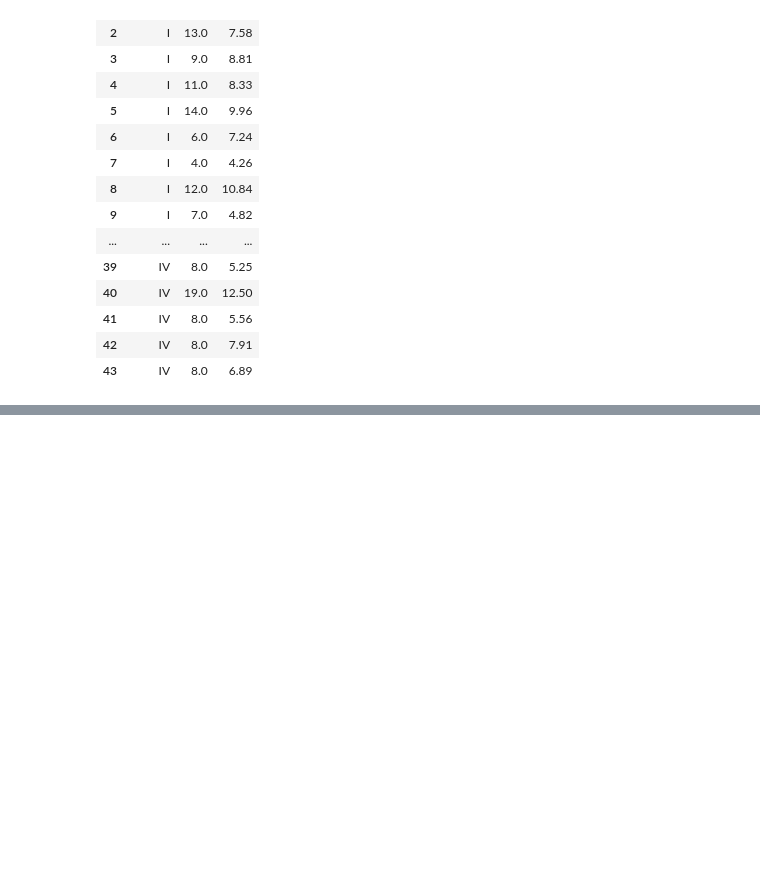
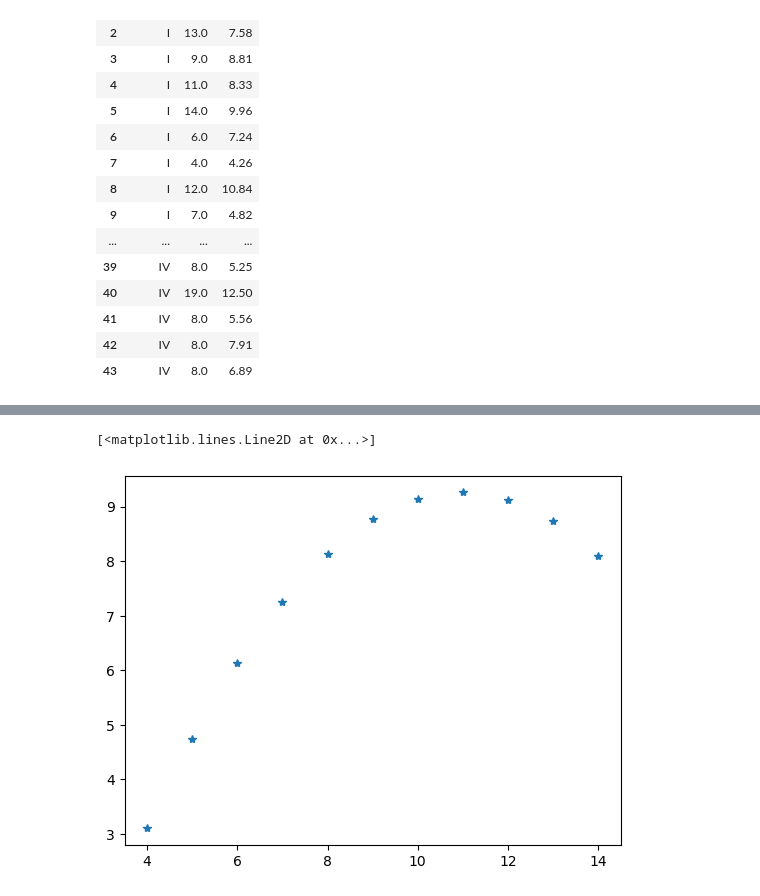
Before and after one commit to yeaeun123/datascience_notebook, a Jupyter notebook: 03.Data Visualization with Pandas.ipynb, the cells around one changed output, grey strips where cells are left out. Saved outputs shown, nothing was run; the diff lists cells and outputs as text; code cells hidden in the pictures; blank space fills up the shorter version.

```diff
--- a/03.Data Visualization with Pandas.ipynb
+++ b/03.Data Visualization with Pandas.ipynb
@@ -49,0 +116,6 @@ anscombe
+# %%
+# dataset II -> 그래프로
+plt.plot(ds_2['x'], ds_2['y'], '*')
+# %% [output]
+[<matplotlib.lines.Line2D at 0x...>]
+[figure, added]
```
Also changed, not shown: parts of 12 cells of this notebook.
